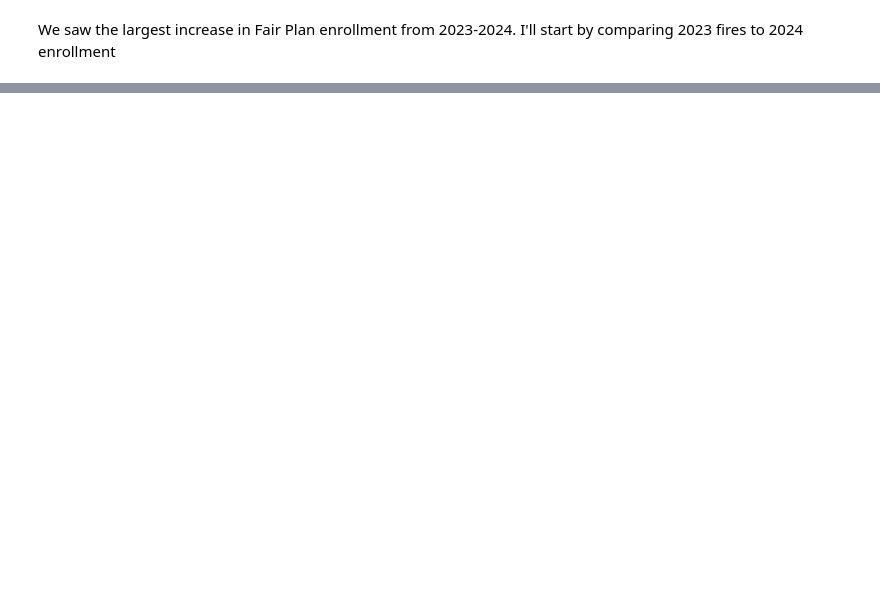
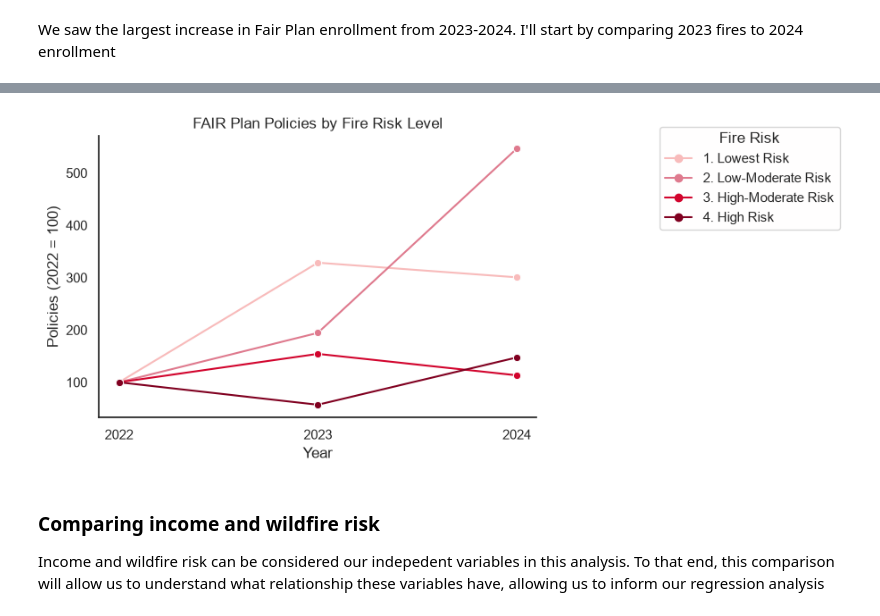
Before and after one commit to maya-schroder/SchroderSwireYangThieu, a Jupyter notebook: scripts/Dashboard/Fire-Income-Insurance-Trends.ipynb, the cells around one changed output, grey strips where cells are left out. Cells and saved outputs as stored; diff of their text form; code cells hidden in the pictures; blank space fills up the shorter version.

Commit message:
Updated dashboard trends commit

```diff
--- a/scripts/Dashboard/Fire-Income-Insurance-Trends.ipynb
+++ b/scripts/Dashboard/Fire-Income-Insurance-Trends.ipynb
@@ -151,0 +243,17 @@ memory usage: 1.4 KB
+# %%
+group_policies = (
+    fire_fair_plan_data
+    .pivot_table(
+        index='fire_risk',
+        columns='year',
+        values='policies',
+        aggfunc='sum',
+        observed=True
+    ).reset_index()
+)
+
+group_index = group_policies.copy()
+for year in [2022, 2023, 2024]:
+    group_index[year] = group_policies[year] / group_policies[2022] * 100
+
+group_index
@@ -151,0 +266,41 @@ memory usage: 1.4 KB
+# %%
+group_trend = group_index.melt(
+    id_vars='fire_risk',
+    var_name='year',
+    value_name='policies_index'
+)
+group_trend['year'] = group_trend['year'].astype(int)
+
+colors = {'1. Lowest Risk':"#F8BBBB", '2. Low-Moderate Risk':"#DF7A8E", '3. High-Moderate Risk':"#D2042D", '4. High Risk':'#800020'}
+
+g = sns.relplot(
+    data=group_trend,
+    x='year',
+    y='policies_index',
+    hue='fire_risk',
+    palette=colors,
+    kind='line',
+    marker='o',
+    height=4,
+    aspect=1.5,
+).set(
+    title  = 'FAIR Plan Policies by Fire Risk Level',
+    xlabel = 'Year',
+    ylabel = 'Policies (2022 = 100)',
+    xticks = [2022, 2023, 2024],
+ )
+
+sns.move_legend(
+    g,
+    title='Fire Risk',
+    loc = 'upper left',
+    frameon=True,
+    bbox_to_anchor = (0.9,1),
+    facecolor="#FFFEFE"
+)
+# %% [output]
+[figure, added]
+# %% [markdown]
+### Comparing income and wildfire risk
+
+Income and wildfire risk can be considered our indepedent variables in this analysis. To that end, this comparison will allow us to understand what relationship these variables have, allowing us to inform our regression analysis
```
Also changed, not shown: parts of 17 cells of this notebook.
